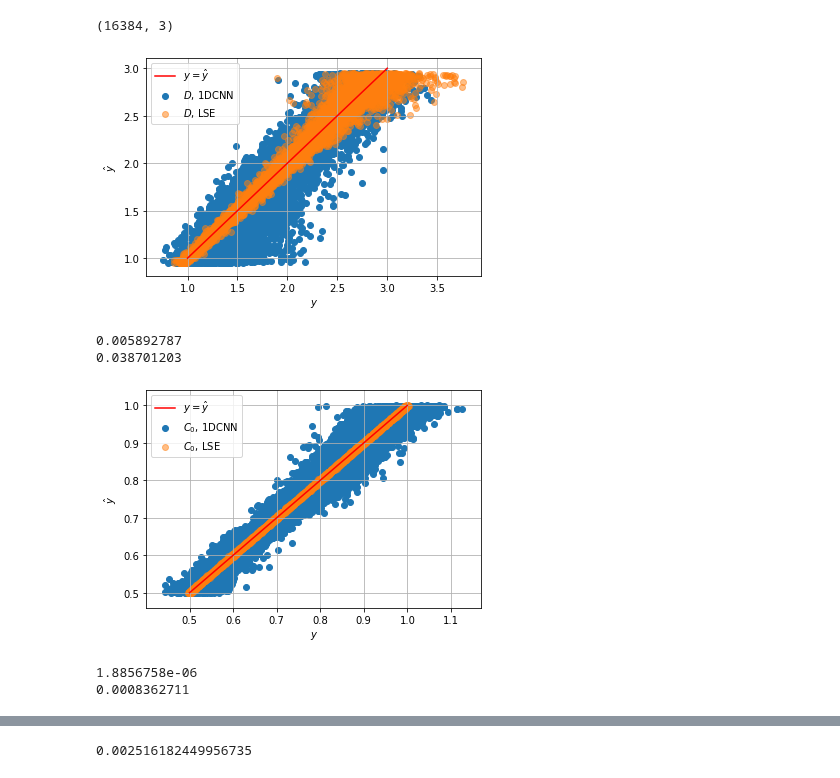
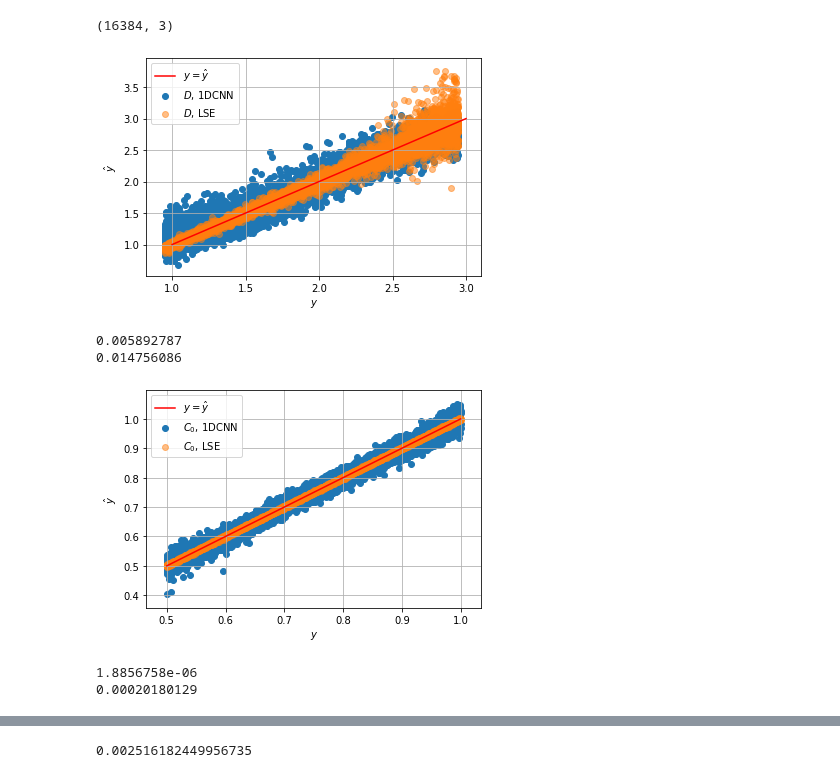
Before and after one commit to waahlstrand/frap, a Jupyter notebook: error_analysis.ipynb, the cells around one changed output, grey strips where cells are left out. Saved outputs shown, nothing was run; the diff lists cells and outputs as text; code cells hidden in the pictures.

```diff
--- a/error_analysis.ipynb
+++ b/error_analysis.ipynb
@@ -65,7 +65,7 @@ plt.show()
 # %% [output]
 [figure]
 # %%
-model = torch.load("saved/20190905-1230.pt").to("cpu")
+model = torch.load("saved/20190905-1536.pt").to("cpu")
 model.eval()
 # %% [output]
 CNN1D(
@@ -93,29 +95,29 @@ y_hat_nn.shape
 # %%
 y = y_test[:, 0]
 y_hat = y_test_hat[:, 0]
 y_nn  = y_hat_nn[:, 0]
 
-plt.scatter(y_nn, y, alpha=1)
-plt.scatter(y_hat,y, alpha=0.5)
+plt.scatter(y, y_nn, alpha=1)
+plt.scatter(y, y_hat,alpha=0.5)
 plt.plot(np.linspace(1,3), np.linspace(1,3), 'r')
 plt.grid(True)
 plt.xlabel(r"$y$")
 plt.ylabel(r"$\hat{y}$")
 plt.legend([r"$y=\hat{y}$", r"$D$, 1DCNN", r"$D$, LSE"])
 plt.show()
 print(RMSE(y, y_hat))
 print(RMSE(y, y_nn))
 # %% [output]
-[figure, old version]
+[figure, new version]
 0.005892787
-0.038701203
+0.014756086
 # %%
 y = y_test[:, 1]
 y_hat = y_test_hat[:, 1]
 y_nn  = y_hat_nn[:, 1]
 
-plt.scatter(y_nn, y, alpha=1)
-plt.scatter(y_hat,y, alpha=0.5)
+plt.scatter(y, y_nn, alpha=1)
+plt.scatter(y, y_hat, alpha=0.5)
 plt.plot(np.linspace(0.5,1), np.linspace(0.5,1), 'r')
 plt.grid(True)
 plt.xlabel(r"$y$")
@@ -126,9 +128,9 @@ plt.show()
 print(RMSE(y, y_hat))
 print(RMSE(y, y_nn))
 # %% [output]
-[figure, old version]
+[figure, new version]
 1.8856758e-06
-0.0008362711
+0.00020180129
 # %%
 y = y_test[:, 2]
 y_hat = y_test_hat[:, 2]
```
Also changed, not shown: parts of 4 cells of this notebook, 1 other file.
